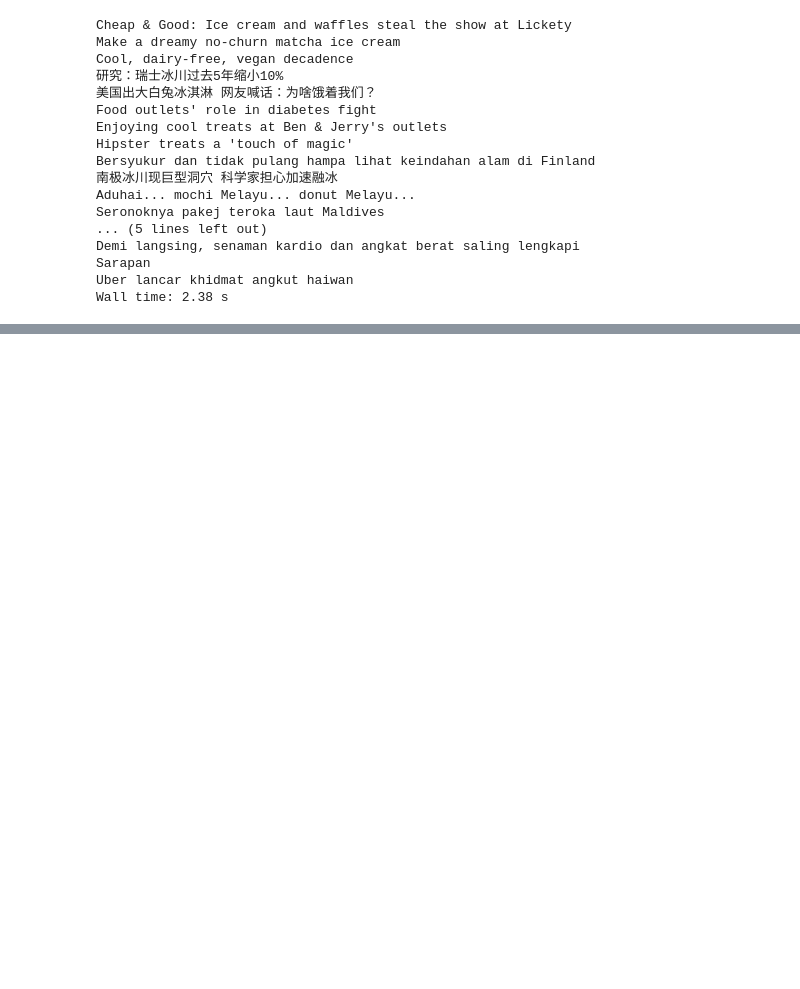
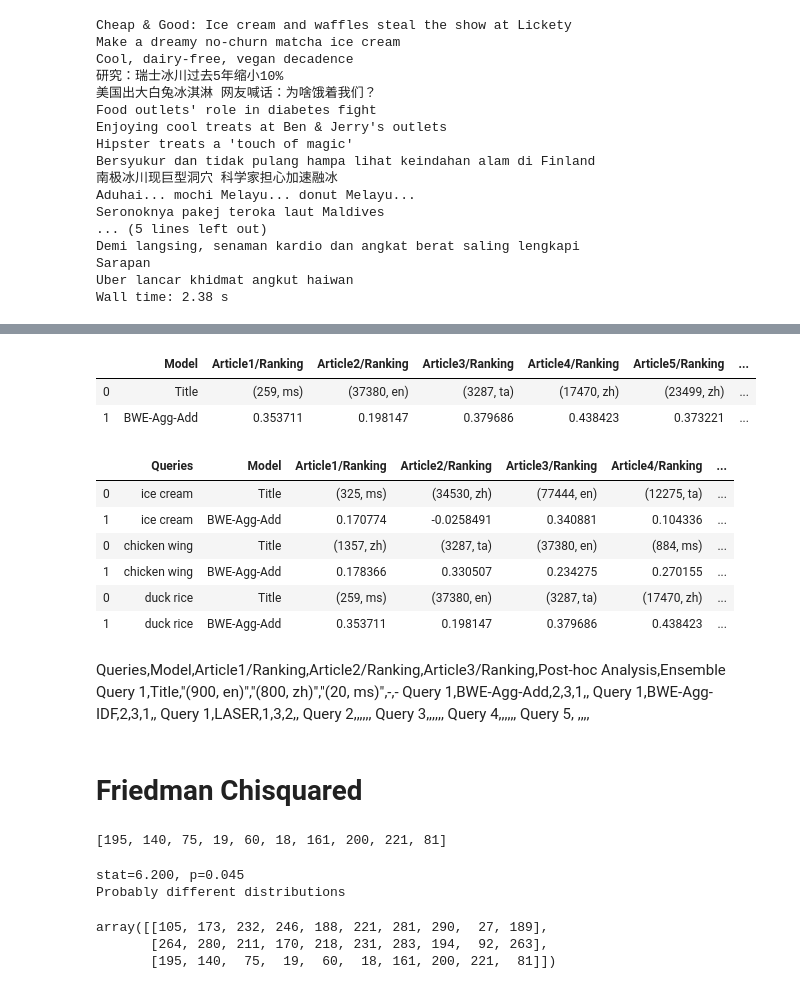
Before and after one commit to hongpeigoh/MulLing, a Jupyter notebook: Debug.ipynb, the cells around one changed output, grey strips where cells are left out. Cells and saved outputs as stored; diff of their text form; code cells hidden in the pictures; blank space fills up the shorter version.

```diff
--- a/Debug.ipynb
+++ b/Debug.ipynb
@@ -3,4 +5,4 @@ from main import MulLingVectors
 # %%
-my_object = MulLingVectors(method=3, langs = ['en','zh','ms'])
+my_object = MulLingVectors(method=3, langs = ['en','zh','ms','ta'])
 # %% [output]
 Importing FastText Vectors for en
@@ -115,0 +147,2 @@ kdtmq(query)
+# %%
+my_object2 = MulLingVectors(method=4, langs = ['en','zh','ms','ta'])
@@ -115,0 +175,2 @@ kdtmq(query)
+# %%
+my_evaluator = evaluate.Evaluator('dump/queries.csv', methods=[1,2], k=8, L=2, MulLingObjects=[my_object, my_object2])
@@ -115,0 +195,26 @@ kdtmq(query)
+# %%
+my_evaluator.data['duck rice']
+# %% [output]
+|  | Model | Article1/Ranking | Article2/Ranking | Article3/Ranking | Article4/Ranking | Article5/Ranking | ... |
+| 0 | Title | (259, ms) | (37380, en) | (3287, ta) | (17470, zh) | (23499, zh) | ... |
+| 1 | BWE-Agg-Add | 0.353711 | 0.198147 | 0.379686 | 0.438423 | 0.373221 | ... |
+# %%
+my_evaluator.tabulate()
+# %% [output]
+|  | Queries | Model | Article1/Ranking | Article2/Ranking | Article3/Ranking | Article4/Ranking | ... |
+| 0 | ice cream | Title | (325, ms) | (34530, zh) | (77444, en) | (12275, ta) | ... |
+| 1 | ice cream | BWE-Agg-Add | 0.170774 | -0.0258491 | 0.340881 | 0.104336 | ... |
+| 0 | chicken wing | Title | (1357, zh) | (3287, ta) | (37380, en) | (884, ms) | ... |
+| 1 | chicken wing | BWE-Agg-Add | 0.178366 | 0.330507 | 0.234275 | 0.270155 | ... |
+| 0 | duck rice | Title | (259, ms) | (37380, en) | (3287, ta) | (17470, zh) | ... |
+| 1 | duck rice | BWE-Agg-Add | 0.353711 | 0.198147 | 0.379686 | 0.438423 | ... |
+# %% [markdown]
+Queries,Model,Article1/Ranking,Article2/Ranking,Article3/Ranking,Post-hoc Analysis,Ensemble
+Query 1,Title,"(900, en)","(800, zh)","(20, ms)",-,-
+Query 1,BWE-Agg-Add,2,3,1,,
+Query 1,BWE-Agg-IDF,2,3,1,,
+Query 1,LASER,1,3,2,,
+Query 2,,,,,,
+Query 3,,,,,,
+Query 4,,,,,,
+Query 5, ,,,,
@@ -115,0 +223,2 @@ kdtmq(query)
+# %% [markdown]
+# Friedman Chisquared
@@ -115,0 +232,20 @@ kdtmq(query)
+# %%
+print(data3)
+# %% [output]
+[195, 140, 75, 19, 60, 18, 161, 200, 221, 81]
+# %%
+stat, p = friedmanchisquare(data1, data2, data3)
+print('stat=%.3f, p=%.3f' % (stat, p))
+if p > 0.05:
+    print('Probably the same distribution')
+else:
+    print('Probably different distributions')
+# %% [output]
+stat=6.200, p=0.045
+Probably different distributions
+# %%
+data
+# %% [output]
+array([[105, 173, 232, 246, 188, 221, 281, 290,  27, 189],
+       [264, 280, 211, 170, 218, 231, 283, 194,  92, 263],
+       [195, 140,  75,  19,  60,  18, 161, 200, 221,  81]])
```
Also changed, not shown: parts of 19 cells of this notebook.
